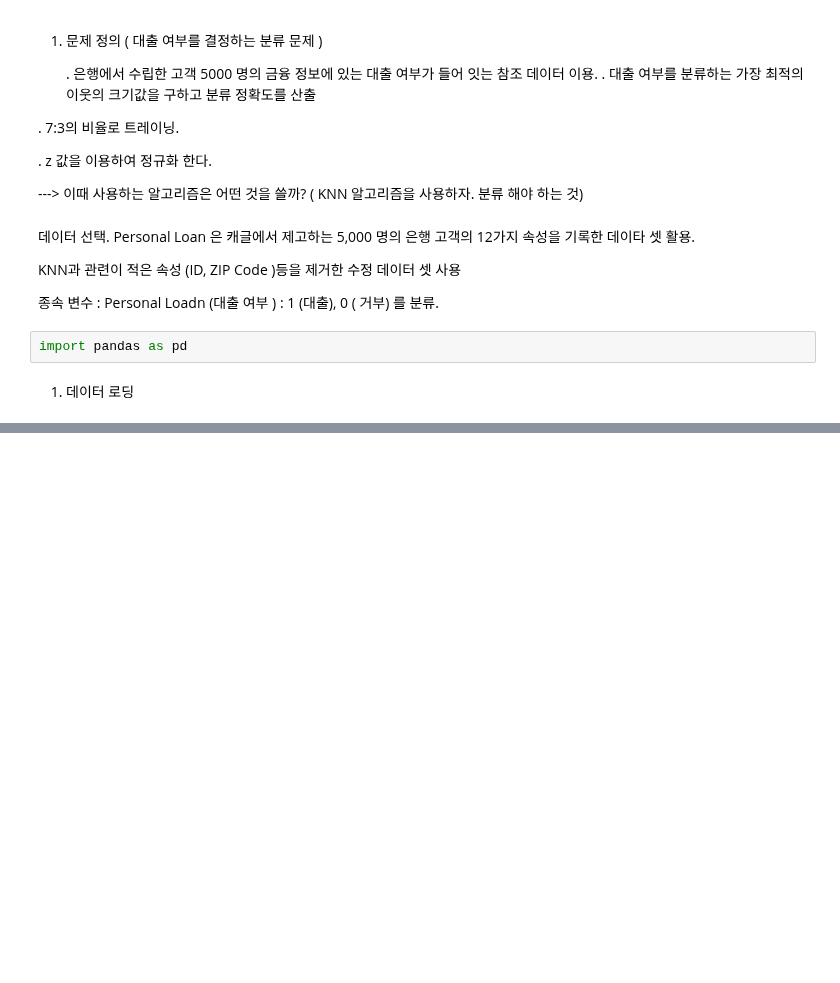
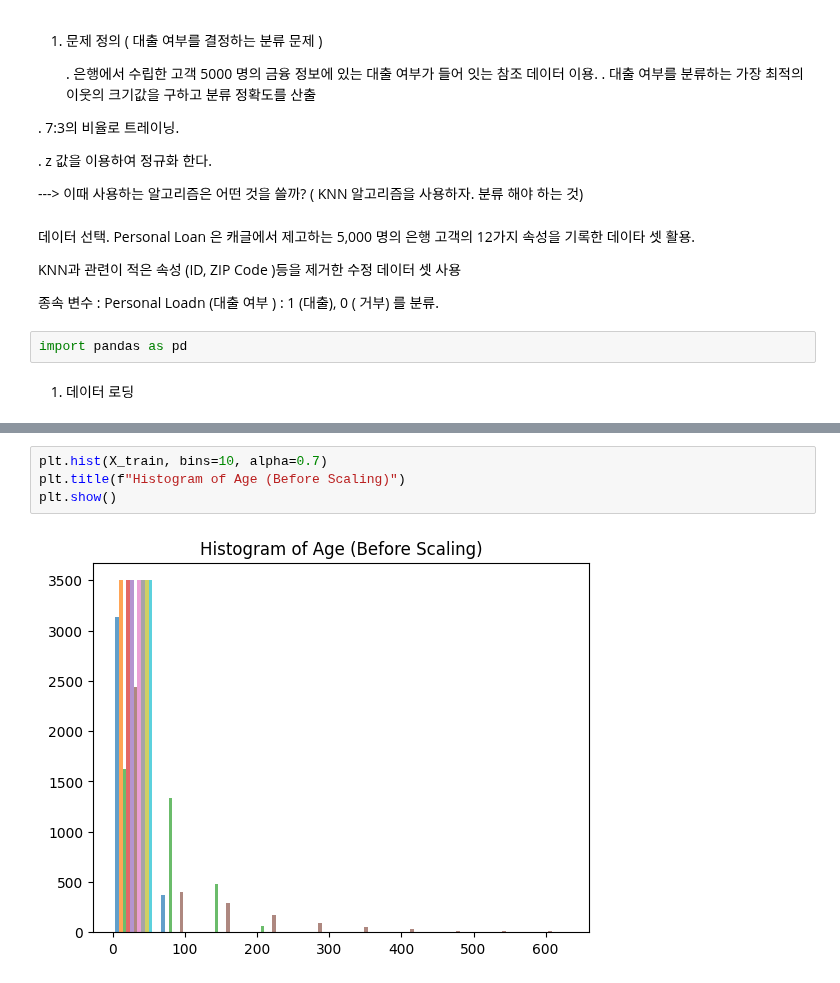
Before and after one commit to mackenly2/mjc.ai.ml, a Jupyter notebook: bdu.9.3.은행고객분류.KNN.ipynb, the cells around one changed output, grey strips where cells are left out. Cells and saved outputs as stored; diff of their text form; blank space fills up the shorter version.

```diff
--- a/bdu.9.3.은행고객분류.KNN.ipynb
+++ b/bdu.9.3.은행고객분류.KNN.ipynb
@@ -37,0 +162,6 @@ ValueError: Mountpoint must not contain a space.
+# %%
+plt.hist(X_train, bins=10, alpha=0.7)
+plt.title(f"Histogram of Age (Before Scaling)")
+plt.show()
+# %% [output]
+[figure, added]
```
Also changed, not shown: parts of 25 cells of this notebook.
